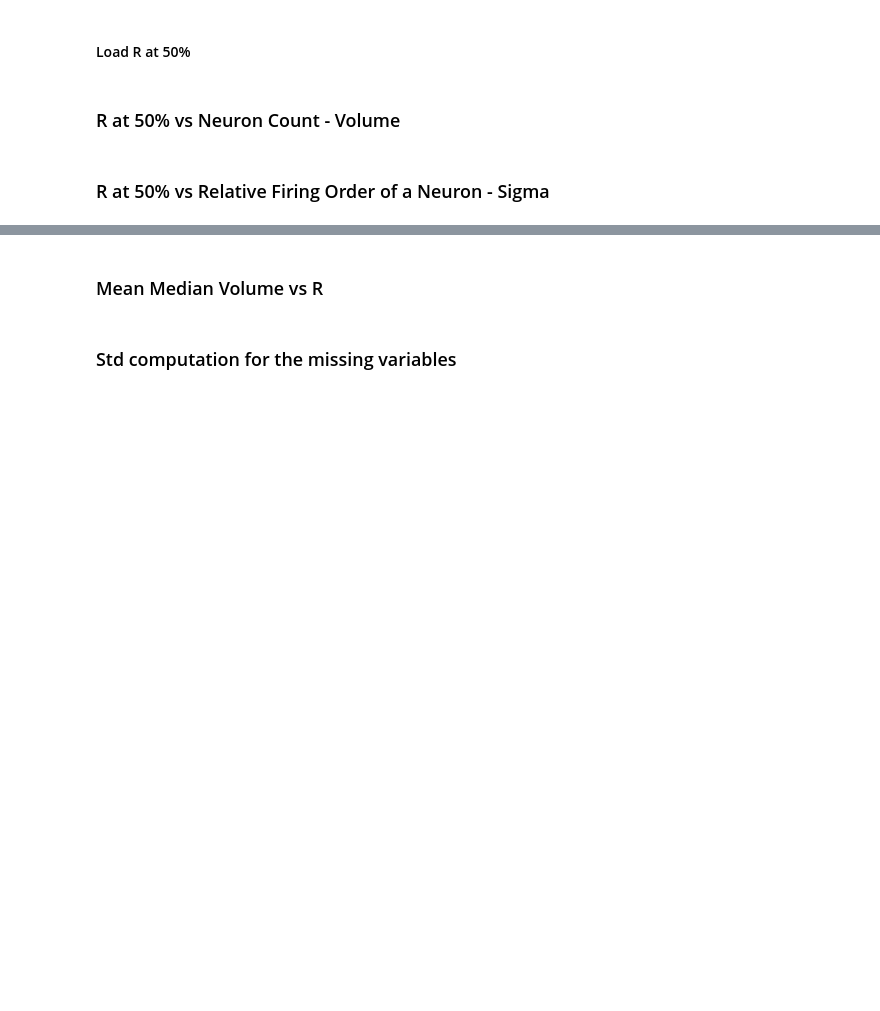
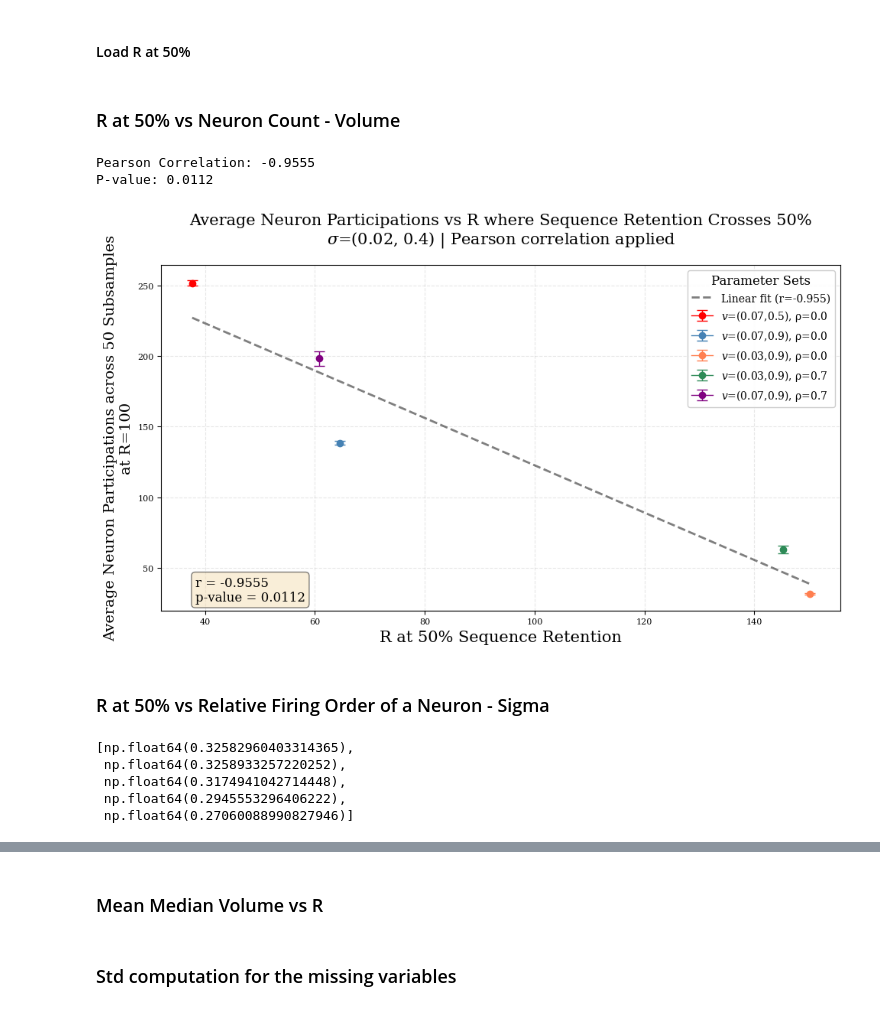
Before and after one commit to zeyneperten/researchprojectII, a Jupyter notebook: downsample.ipynb, the cells around one changed output, grey strips where cells are left out. Drawn from its saved outputs; the diff is of its cells as text; code cells hidden in the pictures; blank space fills up the shorter version.

```diff
--- a/downsample.ipynb
+++ b/downsample.ipynb
@@ -744,7 +745,7 @@ plt.show()
 
 n_keep = 100
 n_seeds = 50
-min_seqs_per_motif = 20   # set to 0 if you do not want motif filtering
+min_seqs_per_motif = 0   # set to 0 if you do not want motif filtering
 
 all_volumes = []
 for seed in range(n_seeds):
@@ -1808,35 +1809,39 @@ x_R = [r_05, r_007, r_003, r_003_07, r_007_07]
 y_neurons = [neurons_05["avg_counts"], neurons_007["avg_counts"], neurons_003["avg_counts"], neurons_003_07["avg_counts"], neurons_007_07["avg_counts"]]
 y_error = [neurons_05["sem_counts"], neurons_007["sem_counts"], neurons_003["sem_counts"], neurons_003_07["sem_counts"], neurons_007_07["sem_counts"]]
 
-labels = ["vol=(0.07,0.5), ρ=0.0", "vol=(0.07,0.9), ρ=0.0", "vol=(0.03,0.9), ρ=0.0", "vol=(0.03,0.9), ρ=0.7", "vol=(0.07,0.9), ρ=0.7"]
+labels = [f"$v$=(0.07,0.5), ρ=0.0", f"$v$=(0.07,0.9), ρ=0.0", f"$v$=(0.03,0.9), ρ=0.0", f"$v$=(0.03,0.9), ρ=0.7", f"$v$=(0.07,0.9), ρ=0.7"]
 colors = ['red', 'steelblue', 'coral', 'seagreen', 'purple']
 
 # Compute Pearson correlation between R values and neuron counts
 correlation, p_value = pearsonr(x_R, y_neurons)
 print(f"Pearson Correlation: {correlation:.4f}")
 print(f"P-value: {p_value:.4f}")
 
 plt.figure(figsize=(10, 6))
 for i in range(len(x_R)):
     plt.errorbar(x_R[i], y_neurons[i], yerr=y_error[i],  color=colors[i], marker='o', label=labels[i], capsize=5)
 z = np.polyfit(x_R, y_neurons, 1)
 p = np.poly1d(z)
 x_line = np.linspace(min(x_R), max(x_R), 100)
 plt.plot(x_line, p(x_line), "k--", alpha=0.5, linewidth=2, label=f'Linear fit (r={correlation:.3f})')
 
 plt.text(0.05, 0.1, f'r = {correlation:.4f}\np-value = {p_value:.4f}',
          transform=plt.gca().transAxes, fontsize=12, verticalalignment='top',
          bbox=dict(boxstyle='round', facecolor='wheat', alpha=0.5))
 
 plt.legend(loc='upper right', fontsize=10, title='Parameter Sets', title_fontsize=12, framealpha=0.95)
 plt.xlabel('R at 50% Sequence Retention', fontsize=15)
 plt.ylabel('Average Neuron Participations across 50 Subsamples\nat R=100', fontsize=14)
 plt.grid(True, alpha=0.3, axis='both', linestyle='--')
-plt.title('Average Neuron Participations vs R where Sequence Retention Crosses 50%\nsigma=(0.02, 0.4) | Pearson correlation applied', fontsize=15, pad=20)
+plt.title(f'Average Neuron Participations vs R where Sequence Retention Crosses 50%\n$\sigma$=(0.02, 0.4) | Pearson correlation applied', fontsize=15, pad=20)
 plt.savefig('accumluated_avg_R100_neuron_counts_at_R_50_retentionwSEM.jpg', dpi=300, bbox_inches='tight')
 plt.savefig('accumluated_avg_R100_neuron_counts_at_R_50_retentionwSEM.pdf', bbox_inches='tight')
 plt.tight_layout()
 plt.show()
+# %% [output]
+Pearson Correlation: -0.9555
+P-value: 0.0112
+[figure, added]
 # %% [markdown]
 ### R at 50% vs Relative Firing Order of a Neuron - Sigma
 # %%
@@ -1877,6 +1882,12 @@ mean_std_1 = np.mean(order_std_1['neuron_stds'])
 mean_std_1_07 = np.mean(order_std_1_07['neuron_stds'])
 # %%
 final_deviations
+# %% [output]
+[np.float64(0.32582960403314365),
+ np.float64(0.3258933257220252),
+ np.float64(0.3174941042714448),
+ np.float64(0.2945553296406222),
+ np.float64(0.27060088990827946)]
 # %%
 from scipy.stats import pearsonr
 
```
Also changed, not shown: parts of 3 cells of this notebook, 5 other files.
